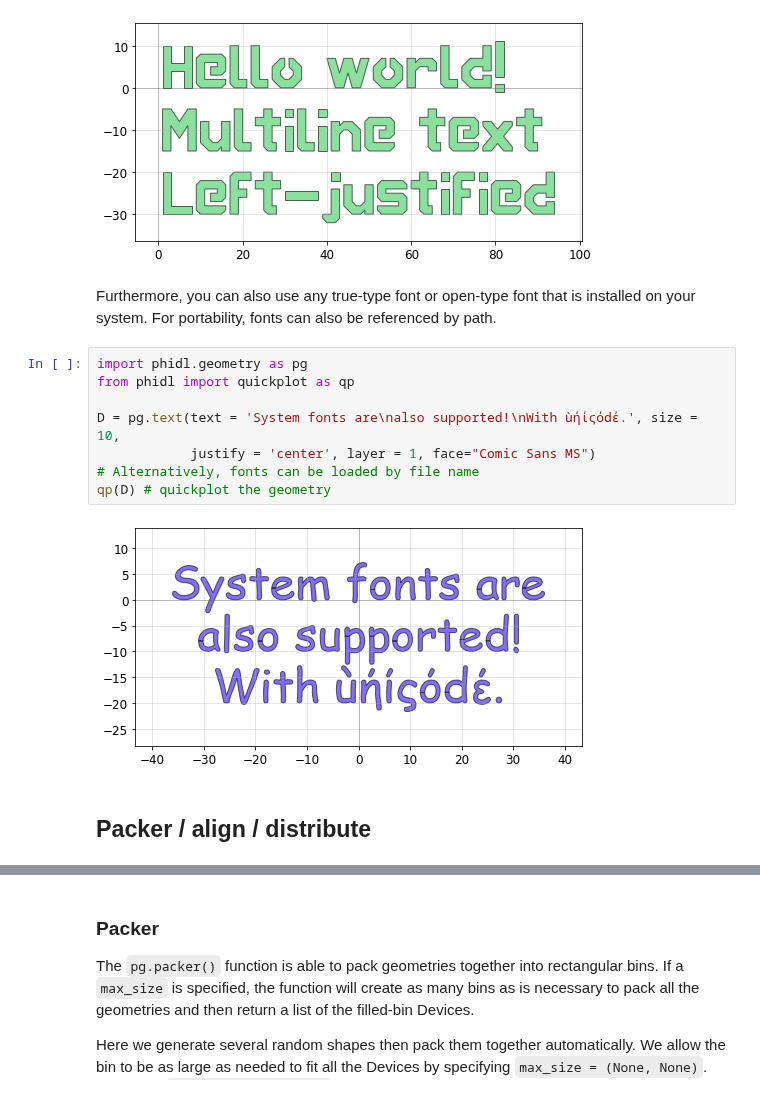
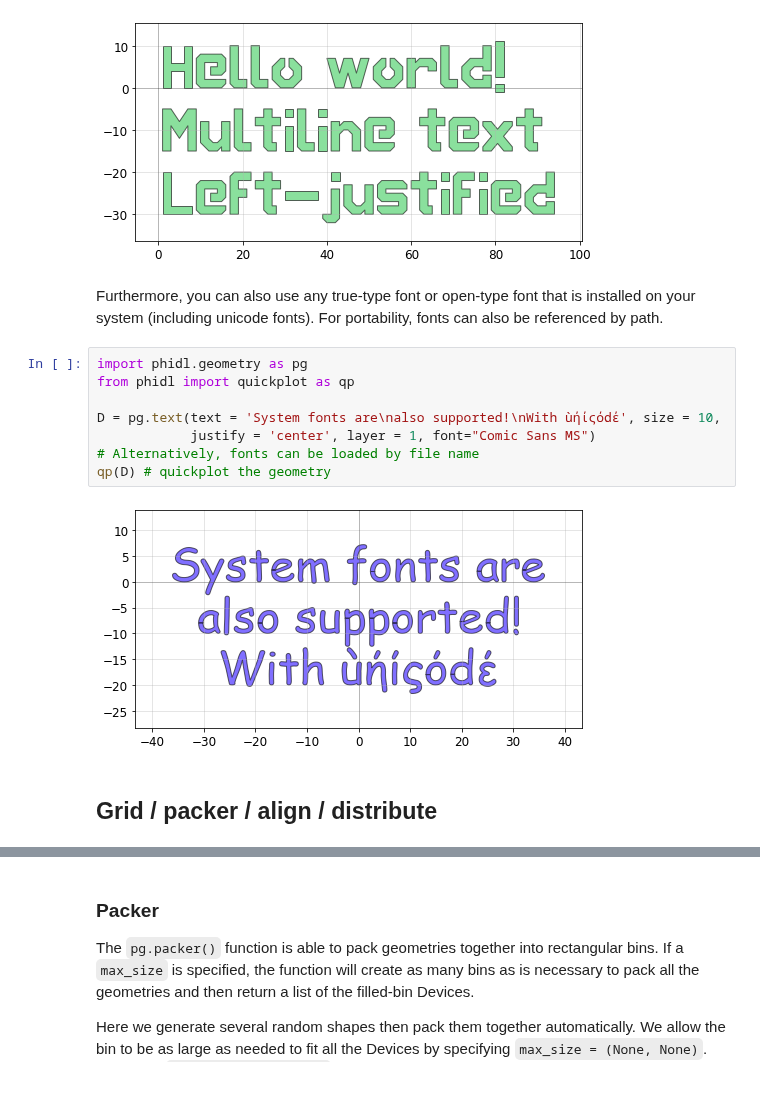
Before and after one commit to amccaugh/phidl, a Jupyter notebook: docs/geometry_reference.ipynb, the cells around one changed output, grey strips where cells are left out. Cells and saved outputs as stored; diff of their text form.

```diff
--- a/docs/geometry_reference.ipynb
+++ b/docs/geometry_reference.ipynb
@@ -240,16 +169,16 @@ qp(D) # quickplot the geometry
 # %% [output]
 [figure]
 # %% [markdown]
-Furthermore, you can also use any true-type font or open-type font that is installed on your system. For portability, fonts can also be referenced by path.
+Furthermore, you can also use any true-type font or open-type font that is installed on your system (including unicode fonts). For portability, fonts can also be referenced by path.
 # %%
 import phidl.geometry as pg
 from phidl import quickplot as qp
 
-D = pg.text(text = 'System fonts are\nalso supported!\nWith ùήίςόdέ.', size = 10,
-            justify = 'center', layer = 1, face="Comic Sans MS")
+D = pg.text(text = 'System fonts are\nalso supported!\nWith ùήίςόdέ', size = 10,
+            justify = 'center', layer = 1, font="Comic Sans MS")
 # Alternatively, fonts can be loaded by file name
 qp(D) # quickplot the geometry
 # %% [output]
-[figure, old version]
+[figure, new version]
 # %% [markdown]
-## Packer / align / distribute
+## Grid / packer / align / distribute
```
Also changed, not shown: parts of 13 cells of this notebook.
